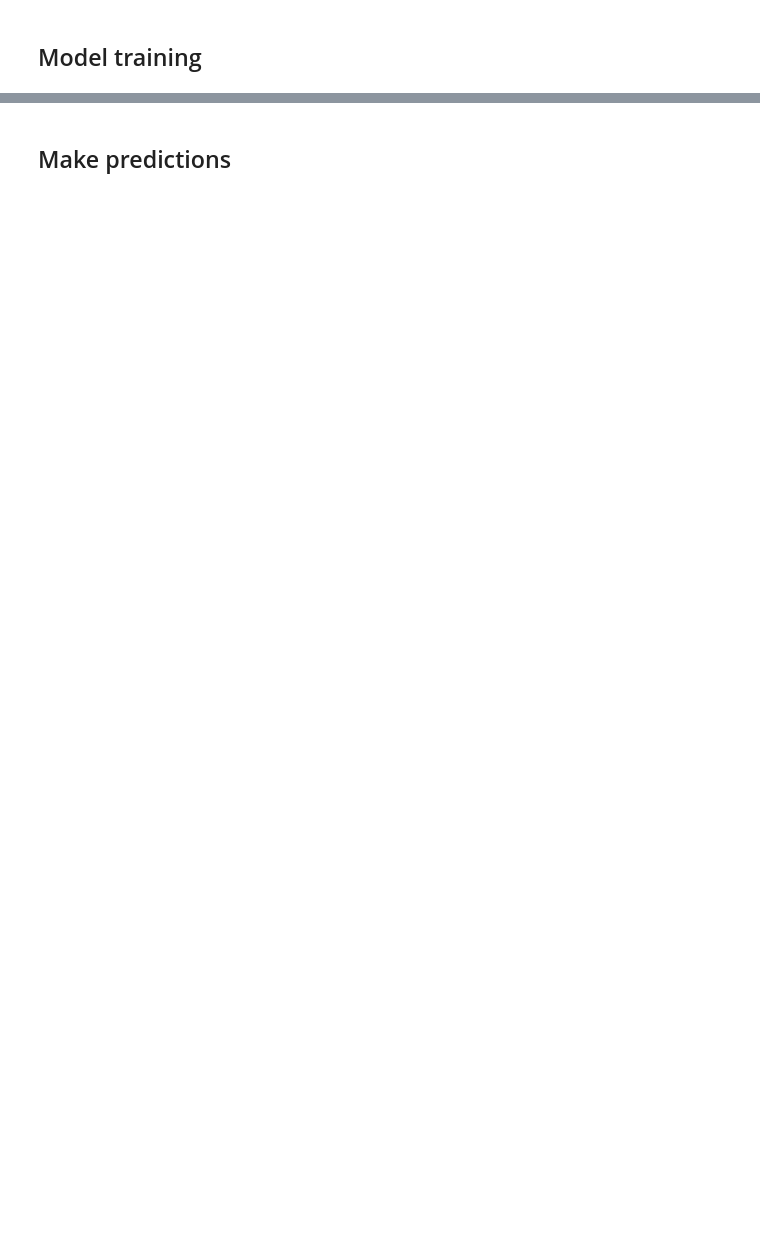
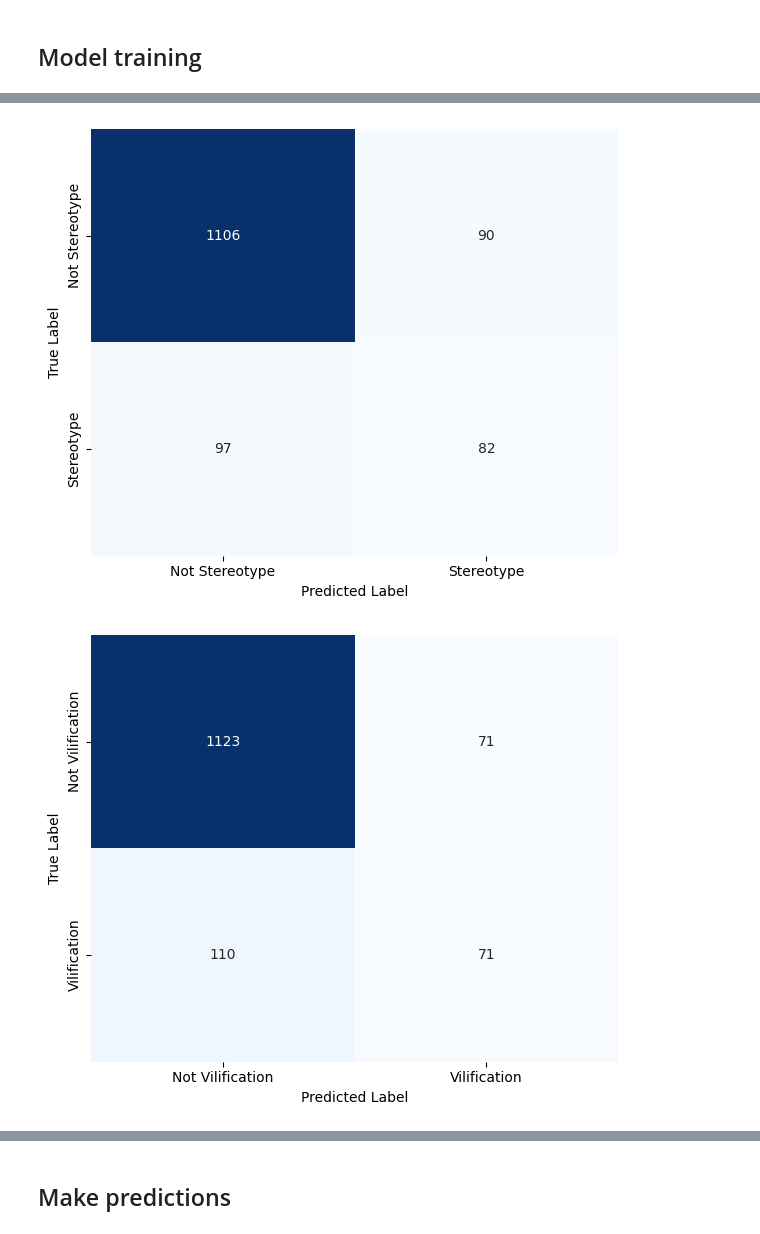
Before and after one commit to joshsalako/semeval, a Jupyter notebook: polar_hausa_english.ipynb, the cells around one changed output, grey strips where cells are left out. Cells and saved outputs as stored; diff of their text form; code cells hidden in the pictures; blank space fills up the shorter version.

```diff
--- a/polar_hausa_english.ipynb
+++ b/polar_hausa_english.ipynb
@@ -339,3 +404,20 @@ Macro F1 score on validation set: 0.8548690730080336
+# %%
+val_predictions = trainer.predict(val_dataset)
+val_preds = np.argmax(val_predictions.predictions[0], axis=1)
+val_true_labels = val_dataset.labels
+
+cm = confusion_matrix(val_true_labels, val_preds)
+
+plt.figure(figsize=(6, 5))
+sns.heatmap(cm, annot=True, fmt='d', cmap='Blues', cbar=False,
+            xticklabels=['Non-Polarized', 'Polarized'],
+            yticklabels=['Non-Polarized', 'Polarized'])
+plt.xlabel('Predicted Label')
+plt.ylabel('True Label')
+plt.tight_layout()
+plt.savefig('/content/drive/MyDrive/polar/confusion_matrix_task_1',
+            format='pdf', bbox_inches='tight')
+plt.show()
 # %% [markdown]
 ## Generate Predictions
 
@@ -2380,0 +2781,38 @@ print(f"Macro F1 score on validation set for Subtask 3: {eval_results['eval_f1_m
+# %%
+val_predictions_subtask3 = trainer.predict(val_dataset)
+
+probs_subtask3 = torch.sigmoid(torch.from_numpy(val_predictions_subtask3.predictions[0]))
+predicted_labels_subtask3 = (probs_subtask3 > 0.5).int().numpy()
+
+true_labels_subtask3 = np.array(val_dataset.labels)
+
+label_columns_subtask3 = ['stereotype',
+                          'vilification',
+                          'dehumanization',
+                          'extreme_language',
+                          'lack_of_empathy',
+                          'invalidation'
+                          ]
+
+# Create the directory if it doesn't exist
+output_dir_confusion_matrices = '/content/drive/MyDrive/polar/confusion_matrices_task_3'
+os.makedirs(output_dir_confusion_matrices, exist_ok=True)
+
+for i, label_name in enumerate(label_columns_subtask3):
+    cm = confusion_matrix(true_labels_subtask3[:, i], predicted_labels_subtask3[:, i])
+
+    plt.figure(figsize=(6, 5))
+    sns.heatmap(cm, annot=True, fmt='d', cmap='Blues', cbar=False,
+                xticklabels=[f'Not {label_name.replace("_", " ").title()}',
+                             label_name.replace("_", " ").title()],
+                yticklabels=[f'Not {label_name.replace("_", " ").title()}',
+                             label_name.replace("_", " ").title()])
+    plt.xlabel('Predicted Label')
+    plt.ylabel('True Label')
+    plt.tight_layout()
+    plt.savefig(os.path.join(output_dir_confusion_matrices,
+                             f'confusion_matrix_subtask3_{label_name.replace("/", "_")}.pdf'),
+                format='pdf', bbox_inches='tight')
+    plt.show()
+    plt.close()
+# %% [output]
@@ -2380,0 +2820,2 @@ print(f"Macro F1 score on validation set for Subtask 3: {eval_results['eval_f1_m
+[figure, added]
+[figure, added]
```
Also changed, not shown: parts of 25 cells of this notebook.
